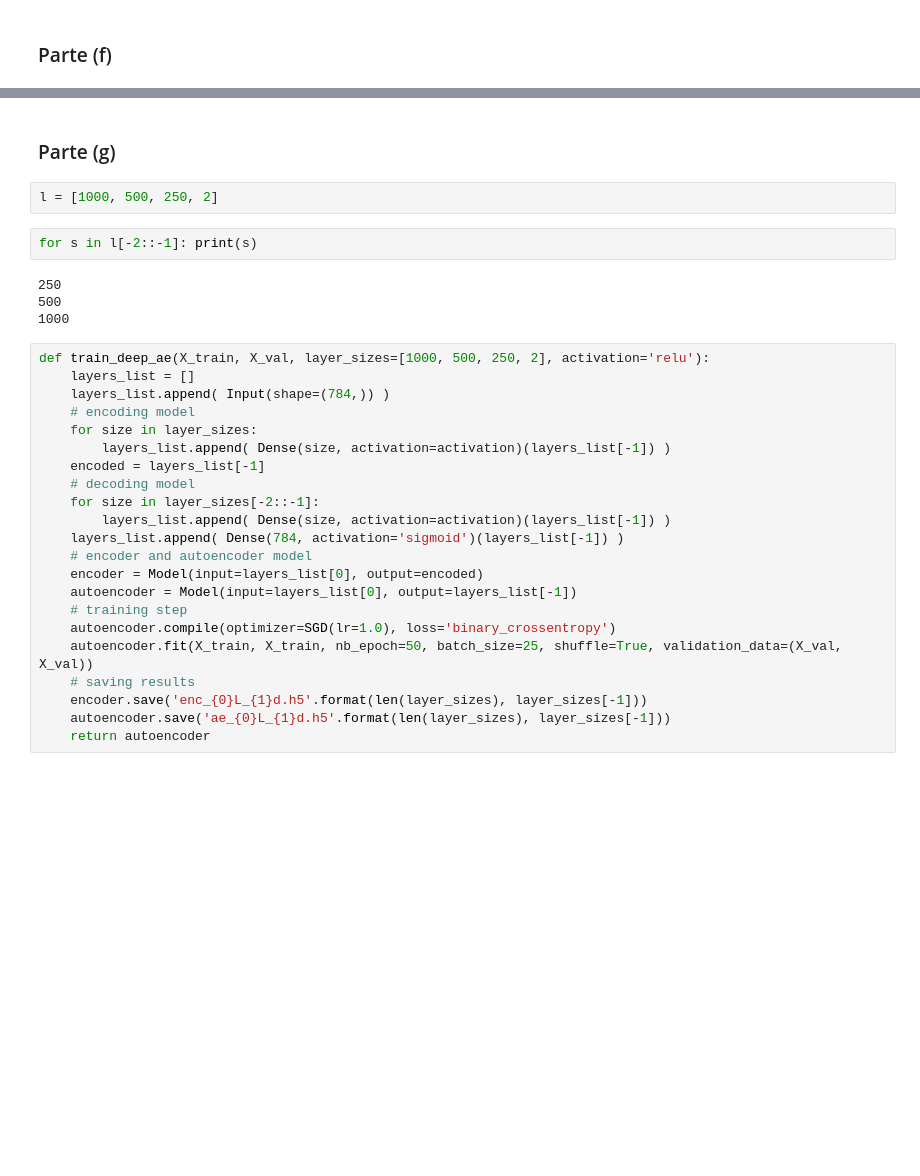
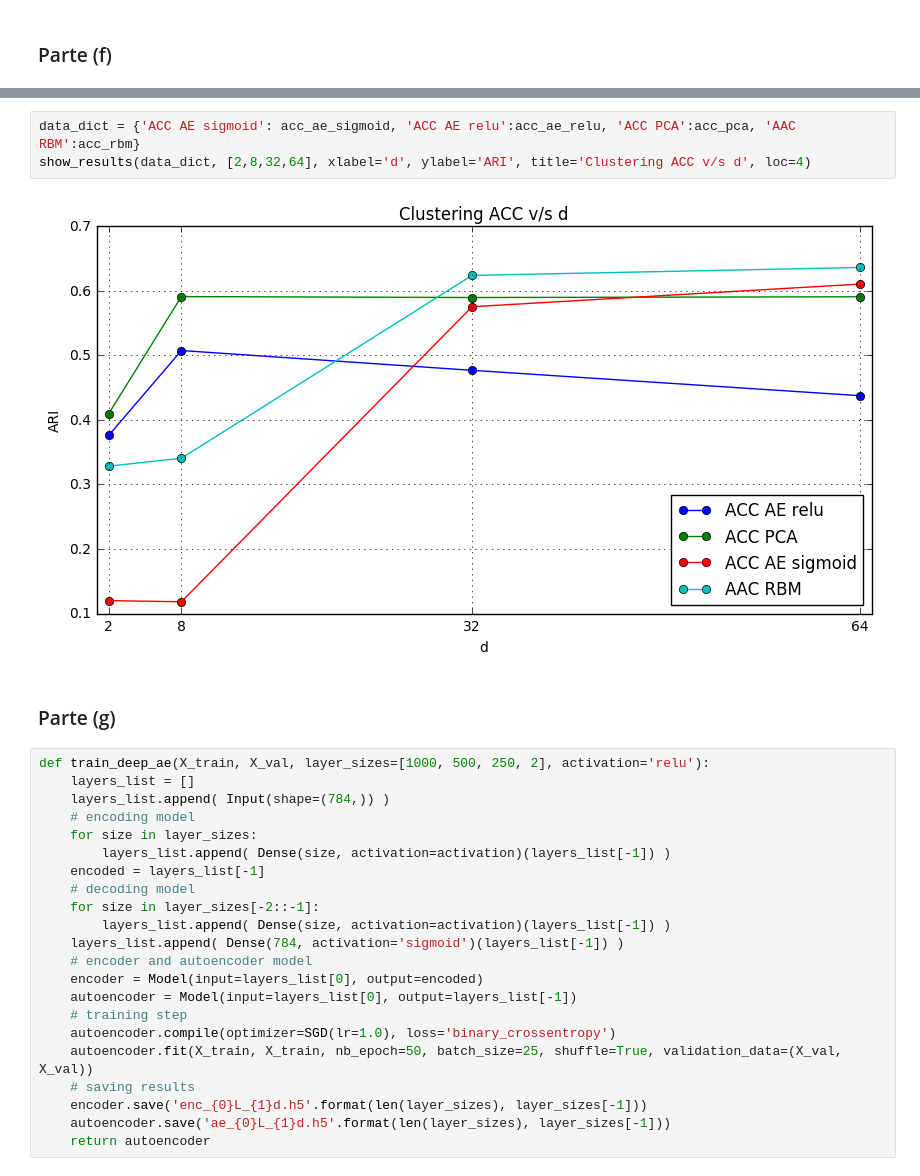
Before and after one commit to mavillan/ANN, a Jupyter notebook: tarea2/tarea2-part1.ipynb, the cells around one changed output, grey strips where cells are left out. Saved outputs shown, nothing was run; the diff lists cells and outputs as text; blank space fills up the shorter version.

```diff
--- a/tarea2/tarea2-part1.ipynb
+++ b/tarea2/tarea2-part1.ipynb
@@ -640,13 +645,10 @@ rbm_64d = train_bernoulli_rbm(X_train, d=64)
+# %%
+data_dict = {'ACC AE sigmoid': acc_ae_sigmoid, 'ACC AE relu':acc_ae_relu, 'ACC PCA':acc_pca, 'AAC RBM':acc_rbm}
+show_results(data_dict, [2,8,32,64], xlabel='d', ylabel='ARI', title='Clustering ACC v/s d', loc=4)
+# %% [output]
+[figure, added]
 # %% [markdown]
 ### Parte (g)
-# %%
-l = [1000, 500, 250, 2]
-# %%
-for s in l[-2::-1]: print(s)
-# %% [output]
-250
-500
-1000
 # %%
 def train_deep_ae(X_train, X_val, layer_sizes=[1000, 500, 250, 2], activation='relu'):
     layers_list = []
```
Also changed, not shown: parts of 15 cells of this notebook.
